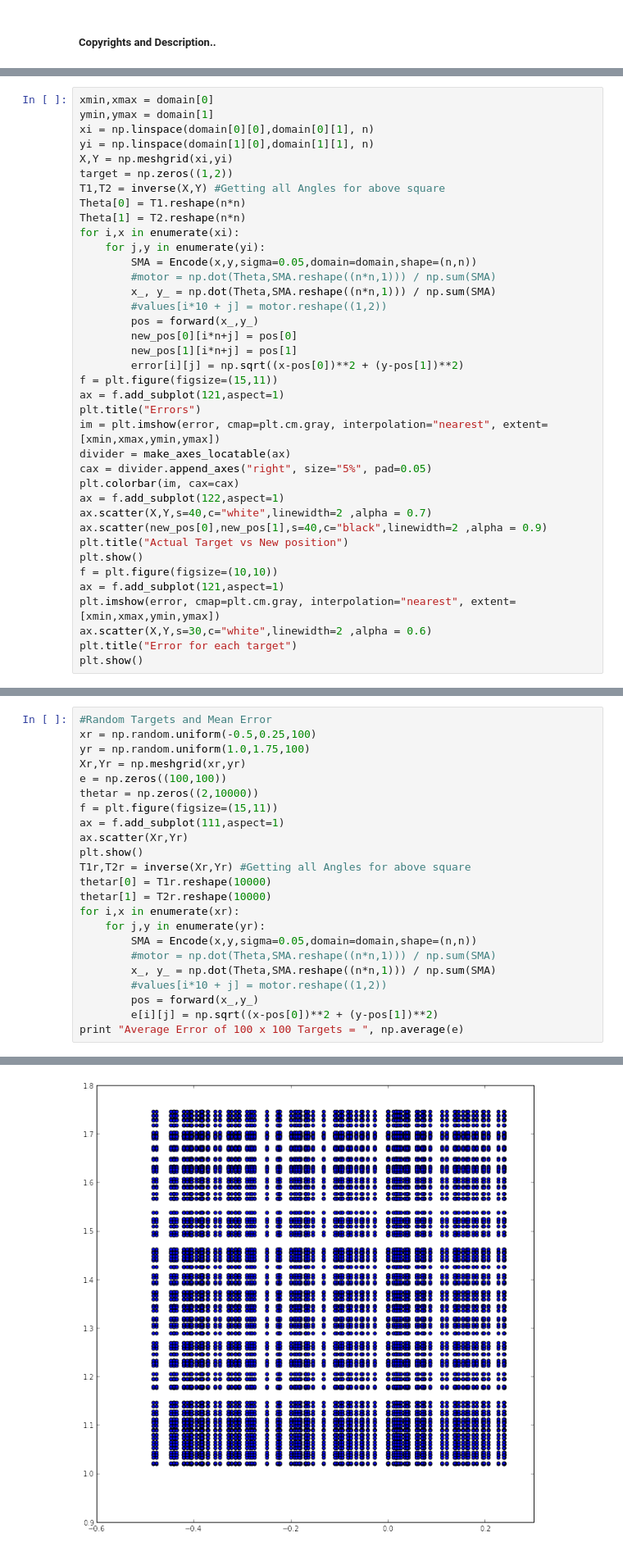
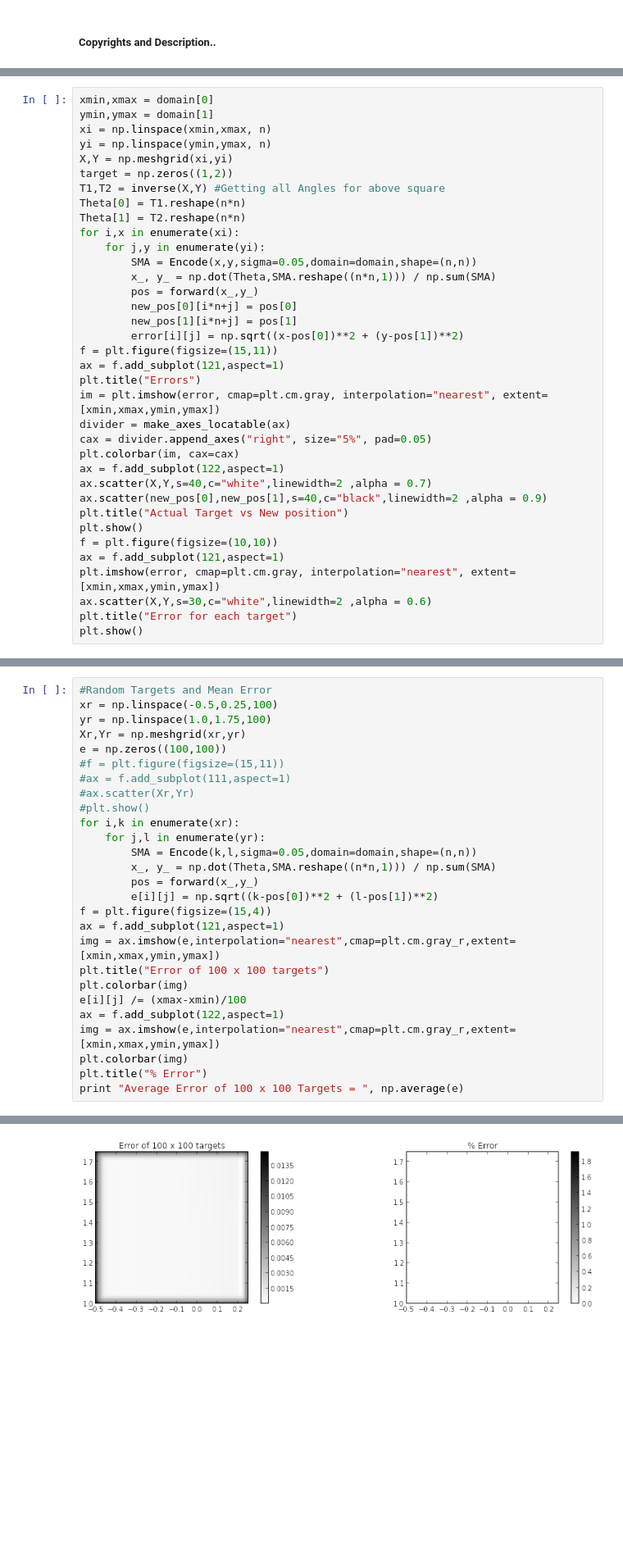
Before and after one commit to rougier/Neurosciences, a Jupyter notebook: Arm_Model/Arm_Distributed_Coding.ipynb, the cells around one changed output, grey strips where cells are left out. Shown at 82% size. Saved outputs shown, nothing was run; the diff lists cells and outputs as text; blank space fills up the shorter version.

Commit message:
Update Arm_Distributed_Coding.ipynb
Added Percentage Error in Test .

```diff
--- a/Arm_Model/Arm_Distributed_Coding.ipynb
+++ b/Arm_Model/Arm_Distributed_Coding.ipynb
@@ -120,8 +120,8 @@ if 0:
 # %%
 xmin,xmax = domain[0]
 ymin,ymax = domain[1]
-xi = np.linspace(domain[0][0],domain[0][1], n)
-yi = np.linspace(domain[1][0],domain[1][1], n)
+xi = np.linspace(xmin,xmax, n)
+yi = np.linspace(ymin,ymax, n)
 X,Y = np.meshgrid(xi,yi)
 target = np.zeros((1,2))
 T1,T2 = inverse(X,Y) #Getting all Angles for above square
@@ -130,9 +130,7 @@ Theta[1] = T2.reshape(n*n)
 for i,x in enumerate(xi):
     for j,y in enumerate(yi):
         SMA = Encode(x,y,sigma=0.05,domain=domain,shape=(n,n))
-        #motor = np.dot(Theta,SMA.reshape((n*n,1))) / np.sum(SMA)
         x_, y_ = np.dot(Theta,SMA.reshape((n*n,1))) / np.sum(SMA)
-        #values[i*10 + j] = motor.reshape((1,2))
         pos = forward(x_,y_)
         new_pos[0][i*n+j] = pos[0]
         new_pos[1][i*n+j] = pos[1]
@@ -160,25 +158,29 @@ plt.show()
 [figure]
 # %%
 #Random Targets and Mean Error
-xr = np.random.uniform(-0.5,0.25,100)
-yr = np.random.uniform(1.0,1.75,100)
+xr = np.linspace(-0.5,0.25,100)
+yr = np.linspace(1.0,1.75,100)
 Xr,Yr = np.meshgrid(xr,yr)
 e = np.zeros((100,100))
-thetar = np.zeros((2,10000))
-f = plt.figure(figsize=(15,11))
-ax = f.add_subplot(111,aspect=1)
-ax.scatter(Xr,Yr)
-plt.show()
-T1r,T2r = inverse(Xr,Yr) #Getting all Angles for above square
-thetar[0] = T1r.reshape(10000)
-thetar[1] = T2r.reshape(10000)
-for i,x in enumerate(xr):
-    for j,y in enumerate(yr):
-        SMA = Encode(x,y,sigma=0.05,domain=domain,shape=(n,n))
-        #motor = np.dot(Theta,SMA.reshape((n*n,1))) / np.sum(SMA)
+#f = plt.figure(figsize=(15,11))
+#ax = f.add_subplot(111,aspect=1)
+#ax.scatter(Xr,Yr)
+#plt.show()
+for i,k in enumerate(xr):
+    for j,l in enumerate(yr):
+        SMA = Encode(k,l,sigma=0.05,domain=domain,shape=(n,n))
         x_, y_ = np.dot(Theta,SMA.reshape((n*n,1))) / np.sum(SMA)
-        #values[i*10 + j] = motor.reshape((1,2))
         pos = forward(x_,y_)
-        e[i][j] = np.sqrt((x-pos[0])**2 + (y-pos[1])**2)
+        e[i][j] = np.sqrt((k-pos[0])**2 + (l-pos[1])**2)
+f = plt.figure(figsize=(15,4))
+ax = f.add_subplot(121,aspect=1)
+img = ax.imshow(e,interpolation="nearest",cmap=plt.cm.gray_r,extent=[xmin,xmax,ymin,ymax])
+plt.title("Error of 100 x 100 targets")
+plt.colorbar(img)
+e[i][j] /= (xmax-xmin)/100
+ax = f.add_subplot(122,aspect=1)
+img = ax.imshow(e,interpolation="nearest",cmap=plt.cm.gray_r,extent=[xmin,xmax,ymin,ymax])
+plt.colorbar(img)
+plt.title("% Error")
 print "Average Error of 100 x 100 Targets = ", np.average(e)
 # %% [output]
@@ -185 +188 @@ print "Average Error of 100 x 100 Targets = ", np.average(e)
-[figure, old version]
+[figure, new version]
```
Also changed, not shown: parts of 1 cell of this notebook.
